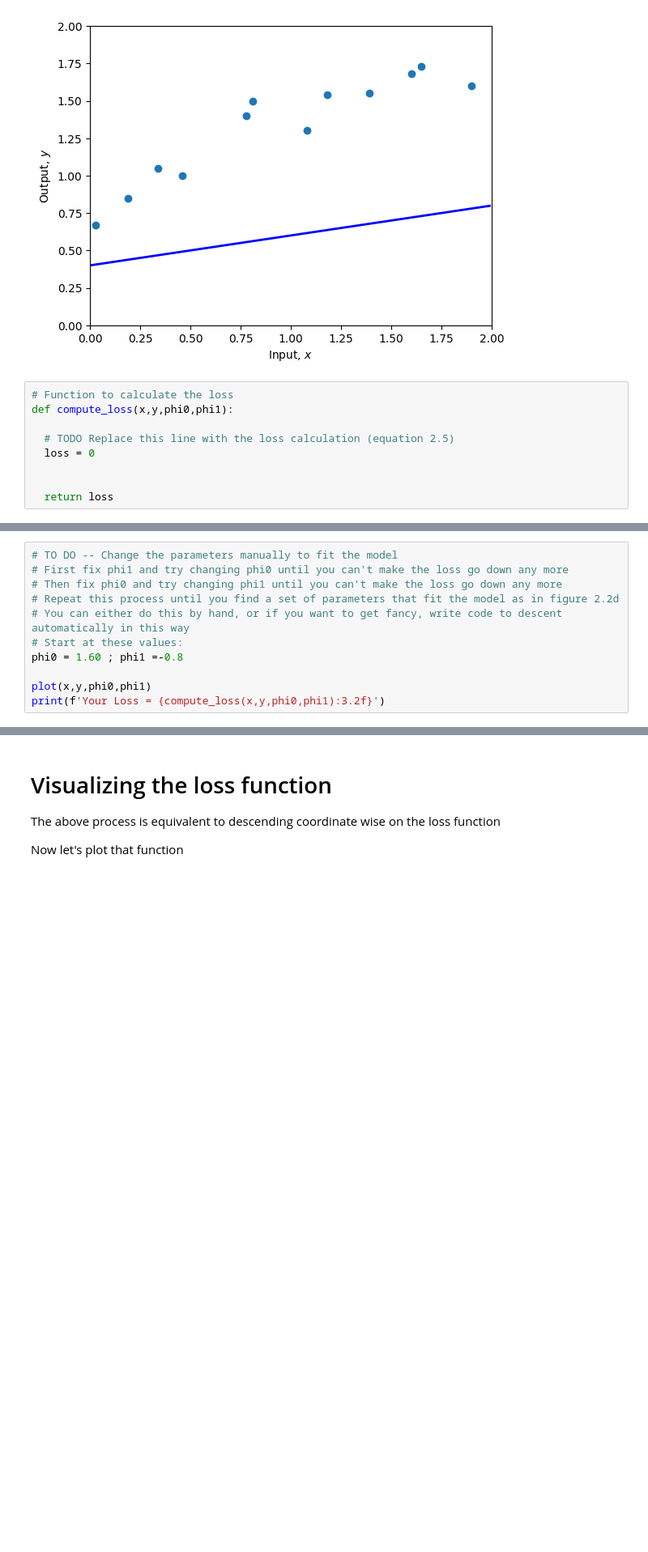
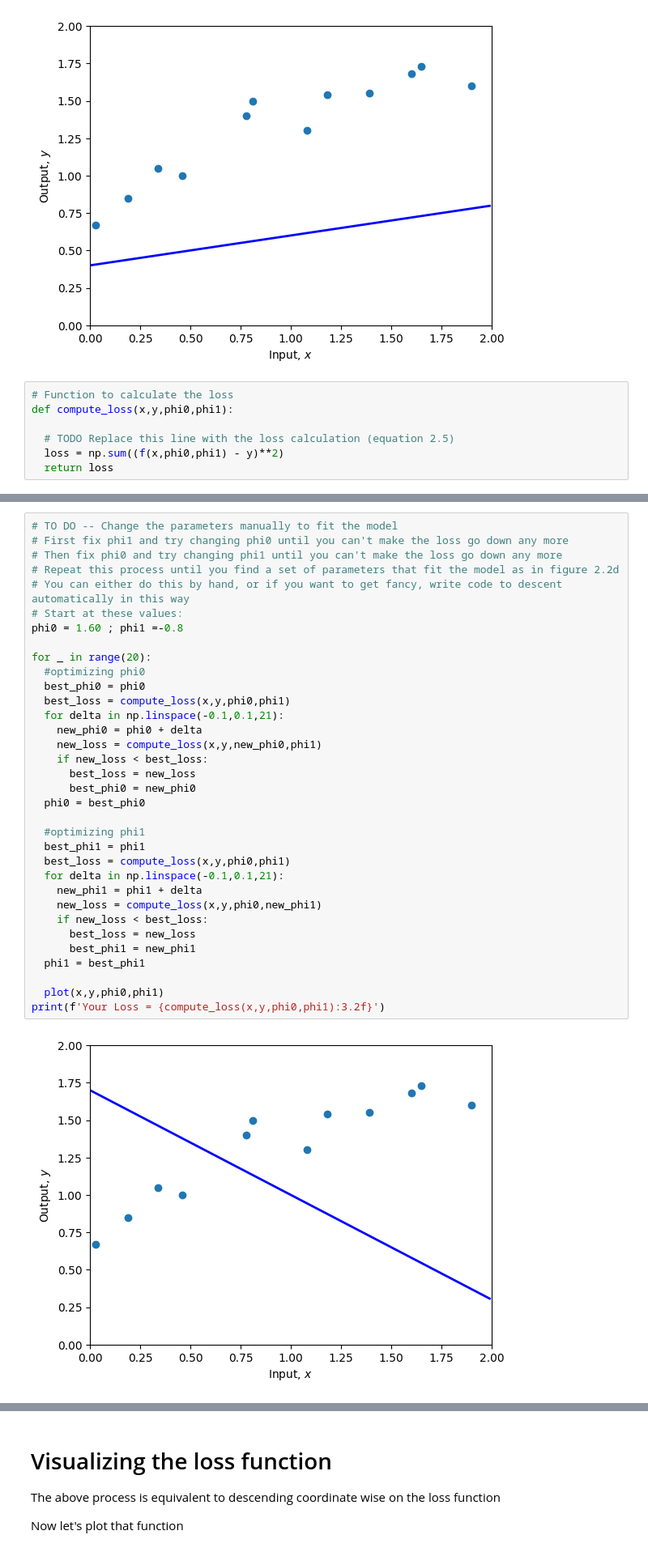
Before and after one commit to amalazimroshan/udlbook, a Jupyter notebook: Notebooks/Chap02/2_1_Supervised_Learning.ipynb, the cells around one changed output, grey strips where cells are left out. Shown at 81% size. Cells and saved outputs as stored; diff of their text form; blank space fills up the shorter version.

```diff
--- a/Notebooks/Chap02/2_1_Supervised_Learning.ipynb
+++ b/Notebooks/Chap02/2_1_Supervised_Learning.ipynb
@@ -57,9 +56,7 @@ plot(x,y,phi0,phi1)
 def compute_loss(x,y,phi0,phi1):
 
   # TODO Replace this line with the loss calculation (equation 2.5)
-  loss = 0
-
-
+  loss = np.sum((f(x,phi0,phi1) - y)**2)
   return loss
 # %%
 # Compute the loss for our current model
@@ -75,11 +77,36 @@ print(f'Your Loss = {loss:3.2f}, Ground truth =10.28')
 # %%
 # TO DO -- Change the parameters manually to fit the model
 # First fix phi1 and try changing phi0 until you can't make the loss go down any more
 # Then fix phi0 and try changing phi1 until you can't make the loss go down any more
 # Repeat this process until you find a set of parameters that fit the model as in figure 2.2d
 # You can either do this by hand, or if you want to get fancy, write code to descent automatically in this way
 # Start at these values:
 phi0 = 1.60 ; phi1 =-0.8
 
-plot(x,y,phi0,phi1)
+for _ in range(20):
+  #optimizing phi0
+  best_phi0 = phi0
+  best_loss = compute_loss(x,y,phi0,phi1)
+  for delta in np.linspace(-0.1,0.1,21):
+    new_phi0 = phi0 + delta
+    new_loss = compute_loss(x,y,new_phi0,phi1)
+    if new_loss < best_loss:
+      best_loss = new_loss
+      best_phi0 = new_phi0
+  phi0 = best_phi0
+
+  #optimizing phi1
+  best_phi1 = phi1
+  best_loss = compute_loss(x,y,phi0,phi1)
+  for delta in np.linspace(-0.1,0.1,21):
+    new_phi1 = phi1 + delta
+    new_loss = compute_loss(x,y,phi0,new_phi1)
+    if new_loss < best_loss:
+      best_loss = new_loss
+      best_phi1 = new_phi1
+  phi1 = best_phi1
+
+  plot(x,y,phi0,phi1)
 print(f'Your Loss = {compute_loss(x,y,phi0,phi1):3.2f}')
+# %% [output]
+[figure, added]
```
Also changed, not shown: parts of 5 cells of this notebook.
